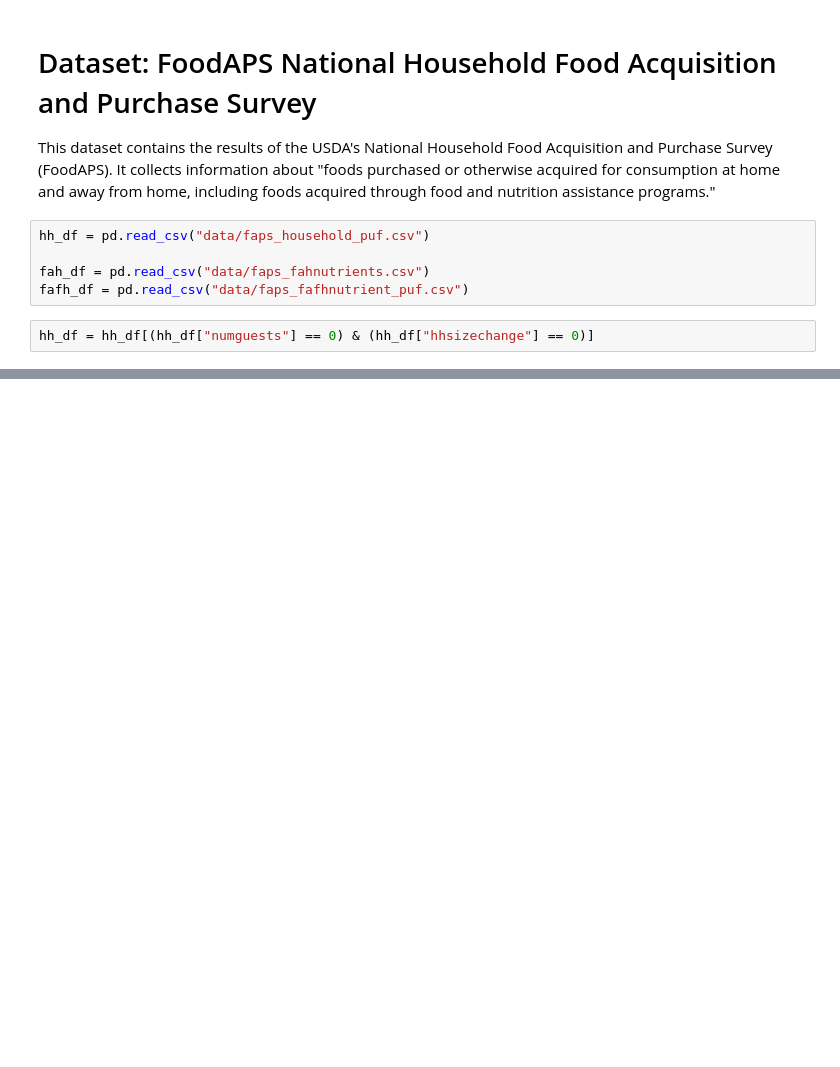
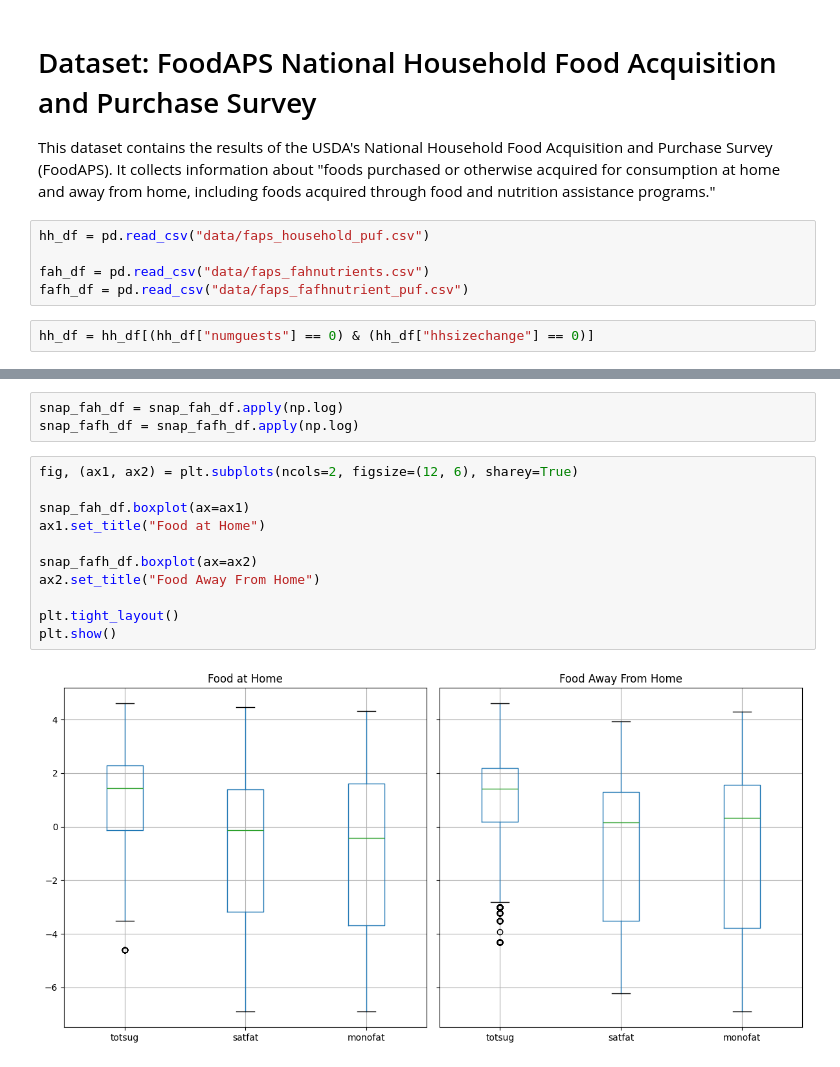
Before and after one commit to seoyunnie/csmodel-mcos, a Jupyter notebook: dataset_analysis.ipynb, the cells around one changed output, grey strips where cells are left out. Cells and saved outputs as stored; diff of their text form; blank space fills up the shorter version.

```diff
--- a/dataset_analysis.ipynb
+++ b/dataset_analysis.ipynb
@@ -43,0 +59,16 @@ fafh_df = fafh_df[fafh_df["hhnum"].isin(hh_nums)]
+# %%
+snap_fah_df = snap_fah_df.apply(np.log)
+snap_fafh_df = snap_fafh_df.apply(np.log)
+# %%
+fig, (ax1, ax2) = plt.subplots(ncols=2, figsize=(12, 6), sharey=True)
+
+snap_fah_df.boxplot(ax=ax1)
+ax1.set_title("Food at Home")
+
+snap_fafh_df.boxplot(ax=ax2)
+ax2.set_title("Food Away From Home")
+
+plt.tight_layout()
+plt.show()
+# %% [output]
+[figure, added]
```
Also changed, not shown: parts of 8 cells of this notebook.
